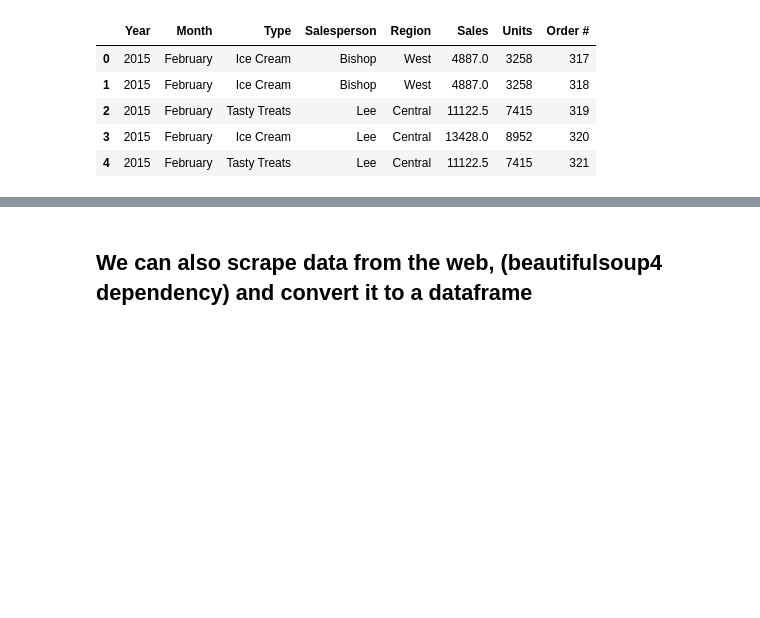
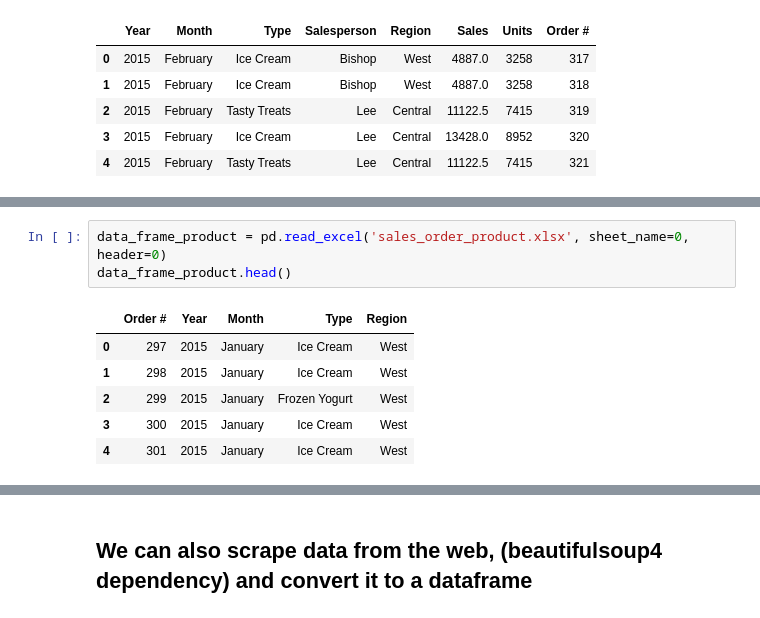
Before and after one commit to jcamier/dfw_pandas_talk, a Jupyter notebook: dfw_pandas_talk_getting_data.ipynb, the cells around one changed output, grey strips where cells are left out. Saved outputs shown, nothing was run; the diff lists cells and outputs as text; blank space fills up the shorter version.

```diff
--- a/dfw_pandas_talk_getting_data.ipynb
+++ b/dfw_pandas_talk_getting_data.ipynb
@@ -196,0 +178,10 @@ data_frame_excel.head()
+# %%
+data_frame_product = pd.read_excel('sales_order_product.xlsx', sheet_name=0, header=0)
+data_frame_product.head()
+# %% [output]
+|  | Order # | Year | Month | Type | Region |
+| 0 | 297 | 2015 | January | Ice Cream | West |
+| 1 | 298 | 2015 | January | Ice Cream | West |
+| 2 | 299 | 2015 | January | Frozen Yogurt | West |
+| 3 | 300 | 2015 | January | Ice Cream | West |
+| 4 | 301 | 2015 | January | Ice Cream | West |
```
Also changed, not shown: parts of 8 cells of this notebook, 2 other files.
